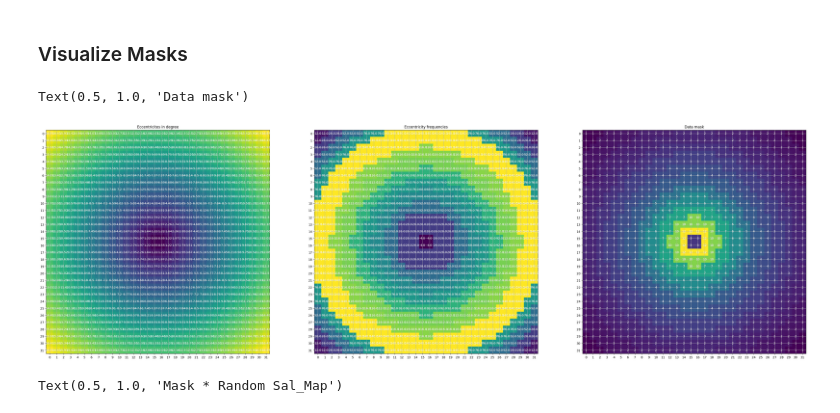
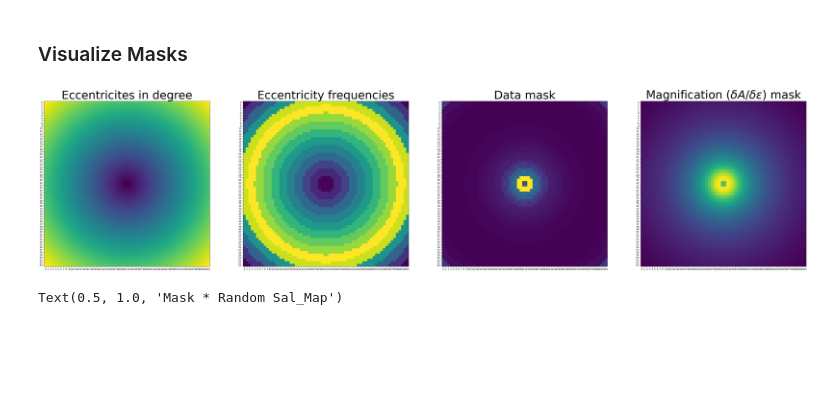
Before and after one commit to RaabeM/Saccade-Goal, a Jupyter notebook: test_saccade_goal.ipynb, the cells around one changed output. Drawn from its saved outputs; the diff is of its cells as text; code cells hidden in the pictures; blank space fills up the shorter version.

Commit message:
magnification mask

```diff
--- a/test_saccade_goal.ipynb
+++ b/test_saccade_goal.ipynb
@@ -6,37 +6,48 @@ from saccade_goal import *
 # %% [markdown]
 ### Visualize Masks
 # %%
-a = Saccade_goal(32)
+a = Saccade_goal(64)
 
 
-f,ax= plt.subplots(1,3, figsize=(45,15))
+f,ax= plt.subplots(1,4, figsize=(60,15))
+fontsize=50
 
 ax[0].imshow(a.eccentricity_map)
-ax[0].grid()
+#ax[0].grid()
 ax[0].set_xticks(np.arange(a.WIDTH))
 ax[0].set_yticks(np.arange(a.WIDTH))
-for (j,i),label in np.ndenumerate(a.eccentricity_map):
-    ax[0].text(i,j,np.round(label,2),ha='center',va='center', color='white')
-ax[0].set_title('Eccentricites in degree')
+ax[0].set_title('Eccentricites in degree', fontsize=fontsize)
 
 im = ax[1].imshow(a.eccentricity_frequency_map)
 ax[1].set_xticks(np.arange(a.WIDTH))
 ax[1].set_yticks(np.arange(a.WIDTH))
-ax[1].grid()
-for (j,i),label in np.ndenumerate(a.eccentricity_frequency_map):
-    ax[1].text(i,j,label,ha='center',va='center', color='white')
-ax[1].set_title('Eccentricity frequencies')
+#ax[1].grid()
+ax[1].set_title('Eccentricity frequencies', fontsize=fontsize)
 
 im = ax[2].imshow(a.data_mask)
 ax[2].set_xticks(np.arange(a.WIDTH))
 ax[2].set_yticks(np.arange(a.WIDTH))
-ax[2].grid()
-for (j,i),label in np.ndenumerate(a.data_mask):
-    ax[2].text(i,j,int(label*100),ha='center',va='center', color='white')
-ax[2].set_title('Data mask')
+#ax[2].grid()
+ax[2].set_title('Data mask', fontsize=fontsize)
+
+im = ax[3].imshow(a.magnification_mask)
+ax[3].set_xticks(np.arange(a.WIDTH))
+ax[3].set_yticks(np.arange(a.WIDTH))
+#ax[3].grid()
+ax[3].set_title('Magnification ($\delta A / \delta \epsilon$) mask', fontsize=fontsize)
+
+
+
+text = False
+if text:
+    for (j,i),label in np.ndenumerate(a.eccentricity_map):
+         ax[0].text(i,j,np.round(label,2),ha='center',va='center', color='white')
+    for (j,i),label in np.ndenumerate(a.eccentricity_frequency_map):
+        ax[1].text(i,j,label,ha='center',va='center', color='white')
+    for (j,i),label in np.ndenumerate(a.data_mask):
+        ax[2].text(i,j,int(label*100),ha='center',va='center', color='white')
 # %% [output]
-Text(0.5, 1.0, 'Data mask')
-[figure, old version]
+[figure, new version]
 # %%
 width=512
 a = Saccade_goal(_WIDTH=width)
```
